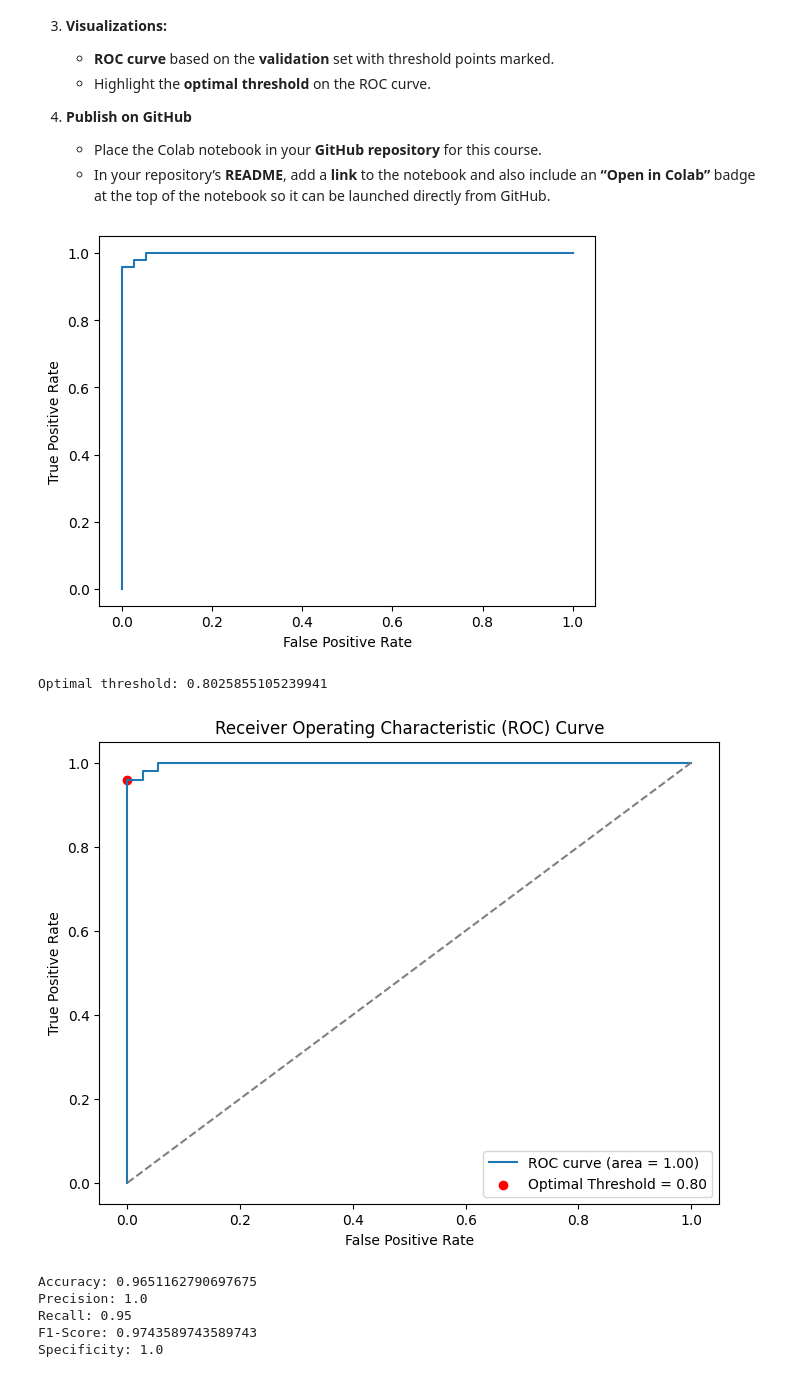
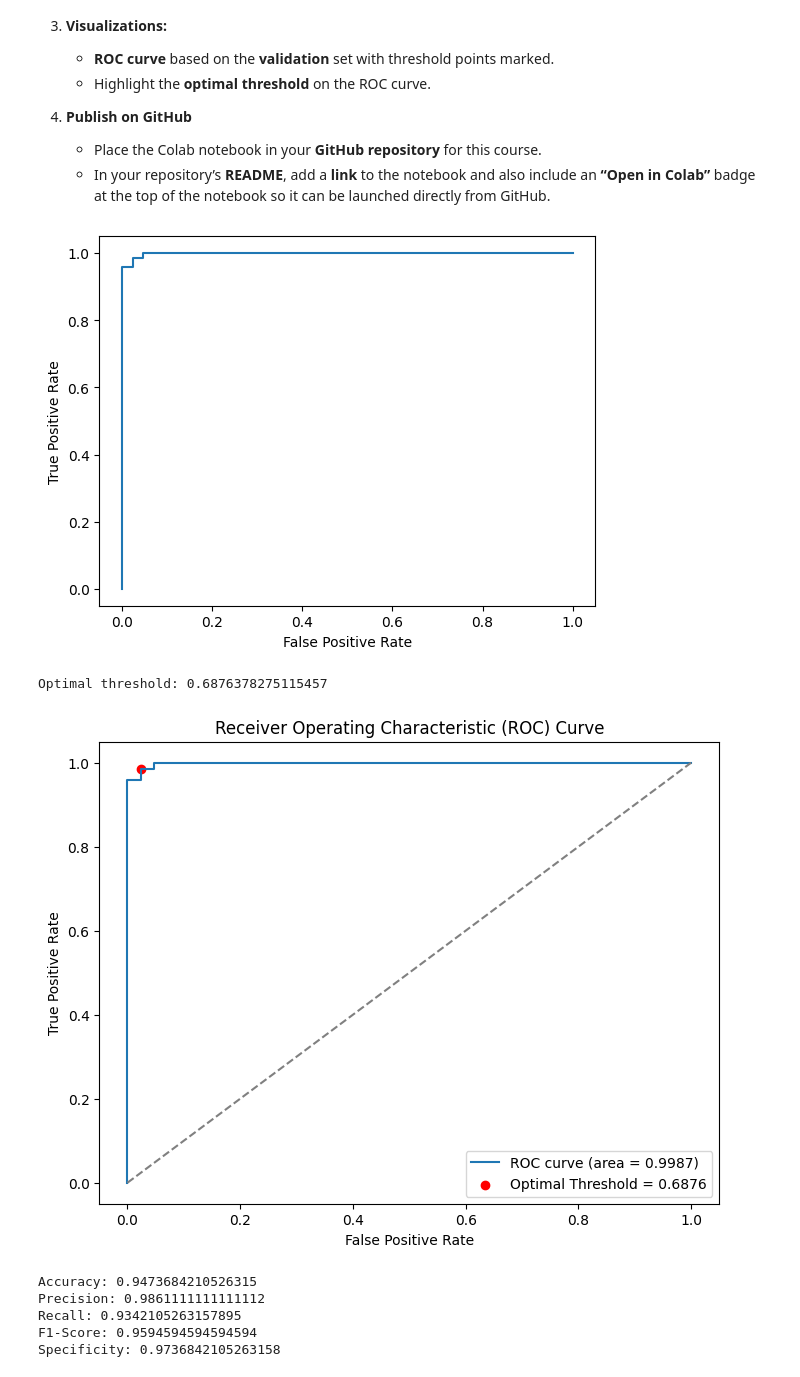
Before and after one commit to MichalSlowakiewicz/Machine-Learning, a Jupyter notebook: Homework3.ipynb, the cells around one changed output. Drawn from its saved outputs; the diff is of its cells as text; code cells hidden in the pictures.

```diff
--- a/Homework3.ipynb
+++ b/Homework3.ipynb
@@ -75,7 +75,6 @@ from sklearn.datasets import load_breast_cancer
 from sklearn.model_selection import train_test_split
 from sklearn.linear_model import LogisticRegression
 from sklearn.metrics import roc_curve, auc, precision_recall_fscore_support, accuracy_score, confusion_matrix
-#from sklearn.metrics import sensitive_score, specificity_score, confusion_matrix
 
 
 # loading dataset from sklearn
@@ -90,7 +89,7 @@ X = df.drop(columns=['target'])
 y = df['target']
 
 # splitting dataset into training, validation and testing sets
-X_train, X_temp, y_train, y_temp = train_test_split(X, y, test_size=0.3, random_state=42)
+X_train, X_temp, y_train, y_temp = train_test_split(X, y, test_size=0.4, random_state=42)
 X_val, X_test, y_val, y_test = train_test_split(X_temp, y_temp, test_size=0.5, random_state=42)
 
 # training logistic regression model
@@ -124,8 +123,8 @@ print('Optimal threshold:', optimal_threshold)
 
 # plotting ROC curve again, now with optimal threshold displayed
 plt.figure(figsize=(8,6))
-plt.plot(fpr, tpr, label=f'ROC curve (area = {roc_auc:.2f})')
-plt.scatter(fpr[max_diff_tpr_fpr], tpr[max_diff_tpr_fpr], color='red', label=f'Optimal Threshold = {optimal_threshold:.2f}')
+plt.plot(fpr, tpr, label=f'ROC curve (area = {roc_auc:.4f})')
+plt.scatter(fpr[max_diff_tpr_fpr], tpr[max_diff_tpr_fpr], color='red', label=f'Optimal Threshold = {optimal_threshold:.4f}')
 plt.plot([0, 1], [0, 1], linestyle='--', color='gray')
 plt.xlabel('False Positive Rate')
 plt.ylabel('True Positive Rate')
@@ -135,37 +134,37 @@ plt.show()
 
 # predicting classes (0 or 1) for test set
 y_test_preds = logmodel.predict_proba(X_test)[:, 1]
 
 # predicting classes (0 or 1) for test set using optimal threshold
 y_test_preds2 = (y_test_preds >= optimal_threshold)
 y_test_preds2 = y_test_preds2.astype(int)
 
 
 ## evaluating final model performance using metrics:
 
 # accuracy
 accuracy = accuracy_score(y_test, y_test_preds2)
 
 # precision & recall, f1-score
 precision, recall, f1, _ = precision_recall_fscore_support(y_test, y_test_preds2, average='binary')
 
 # sensitivity & specificity
 tn, fp, fn, tp = confusion_matrix(y_test, y_test_preds2).ravel()
 specificity = tn / (tn+fp)
 
 
 
 print('Accuracy:', accuracy)
 print('Precision:', precision)
 print('Recall:', recall)
 print('F1-Score:', f1)
 print('Specificity:', specificity)
 # %% [output]
 [figure]
-Optimal threshold: 0.8025855105239941
+Optimal threshold: 0.6876378275115457
-[figure, old version]
+[figure, new version]
-Accuracy: 0.9651162790697675
-Precision: 1.0
-Recall: 0.95
-F1-Score: 0.9743589743589743
-Specificity: 1.0
+Accuracy: 0.9473684210526315
+Precision: 0.9861111111111112
+Recall: 0.9342105263157895
+F1-Score: 0.9594594594594594
+Specificity: 0.9736842105263158
```
Also changed, not shown: parts of 1 cell of this notebook.
